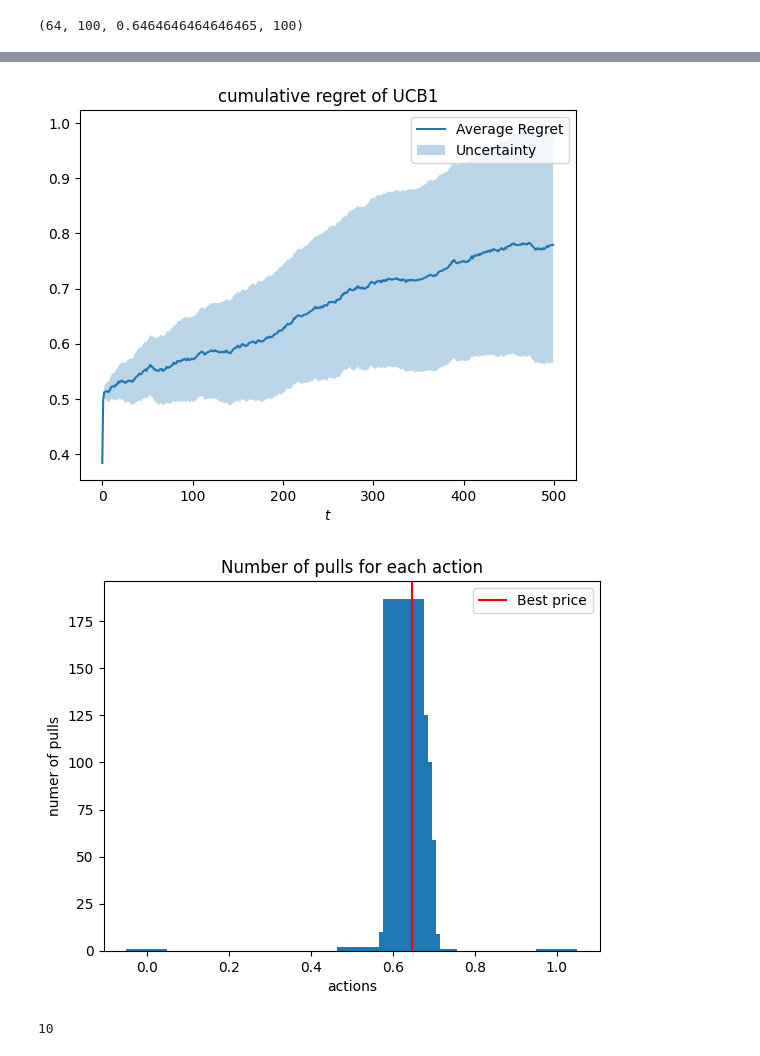
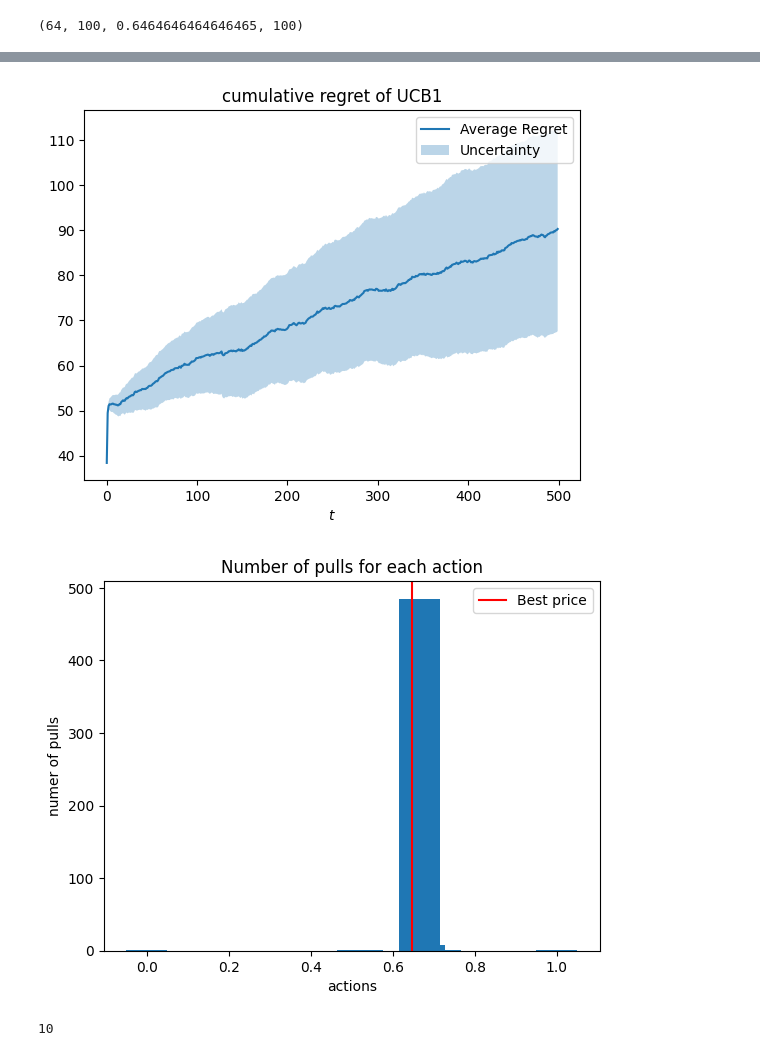
Before and after one commit to giulio8/OLA_project, a Jupyter notebook: Stochastic_env.ipynb, the cells around one changed output, grey strips where cells are left out. Drawn from its saved outputs; the diff is of its cells as text; code cells hidden in the pictures.

Commit message:
Scaled regret

```diff
--- a/Stochastic_env.ipynb
+++ b/Stochastic_env.ipynb
@@ -221,7 +221,7 @@ class UCB_agent:
 # importing parameters
 import importlib
 importlib.reload(config)
-ITERATIONS = config.ITERATIONS
+ITERATIONS = 500#config.ITERATIONS
 AUCTIONS = config.AUCTIONS
 N_USERS = config.N_USERS
 N_ADVERTISERS = config.N_ADVERTISERS    # number of companies that compete for slot auctions, including myself
@@ -244,8 +244,6 @@ cost = 0.2              # constant (for our purposes) cost of production
 conversion_probability = lambda p: 1-p/1.1
 #conversion_probability = lambda p: p**2 - 2*p + 1
 
-
-
 prices = np.linspace(0, 1, 100)
 plt.plot(prices, conversion_probability(prices))
 plt.xlabel('Prices')
@@ -311,10 +309,6 @@ for trial in tqdm(range(N_TRIALS)):
             bidding_agent.update(f_t, c_t)
 
             # logging
-            '''utilities = np.append(utilities, f_t)
-            my_bids = np.append(my_bids, my_bid)
-            my_payments = np.append(my_payments, c_t)
-            total_wins+=my_win'''
             utilities[trial, round*AUCTIONS+auction] = f_t
             my_bids[trial, round*AUCTIONS+auction] = my_bid
             my_payments[trial, round*AUCTIONS+auction] = c_t
@@ -383,32 +377,32 @@ plt.axhline(BUDGET, color='red', label='budget')
 # %%
 regret_per_trial = np.array(regret_per_trial)
 
-average_regret = regret_per_trial.mean(axis=0)
-regret_sd = regret_per_trial.std(axis=0)
+average_regret = regret_per_trial.mean(axis=0)*N_USERS
+regret_sd = regret_per_trial.std(axis=0)*N_USERS
 
 plt.plot(np.arange(ITERATIONS), average_regret, label='Average Regret')
 plt.title('cumulative regret of UCB1')
 plt.fill_between(np.arange(ITERATIONS),
                 average_regret-regret_sd/np.sqrt(10),
                 average_regret+regret_sd/np.sqrt(10),
                 alpha=0.3,
                 label='Uncertainty')
 #plt.plot((0,T-1), (average_regret[0], average_regret[-1]), 'ro', linestyle="--")
 plt.xlabel('$t$')
 plt.legend()
 plt.show()
 
 plt.figure()
 plt.bar(x=np.linspace(0, 1, NUMBER_OF_ARMS), height=pricing_agent.N_pulls,width=0.1)
 plt.axvline(np.linspace(0, 1, NUMBER_OF_ARMS)[best_price_index], color='red', label='Best price')
 plt.xlabel('actions')
 plt.ylabel('numer of pulls')
 plt.legend()
 plt.title('Number of pulls for each action')
 plt.show();
 # %% [output]
-[figure, old version]
+[figure, new version]
-[figure, old version]
+[figure, new version]
 # %%
 len(bidding_agent.N_pulls)
 # %% [output]
```
Also changed, not shown: parts of 10 cells of this notebook.
